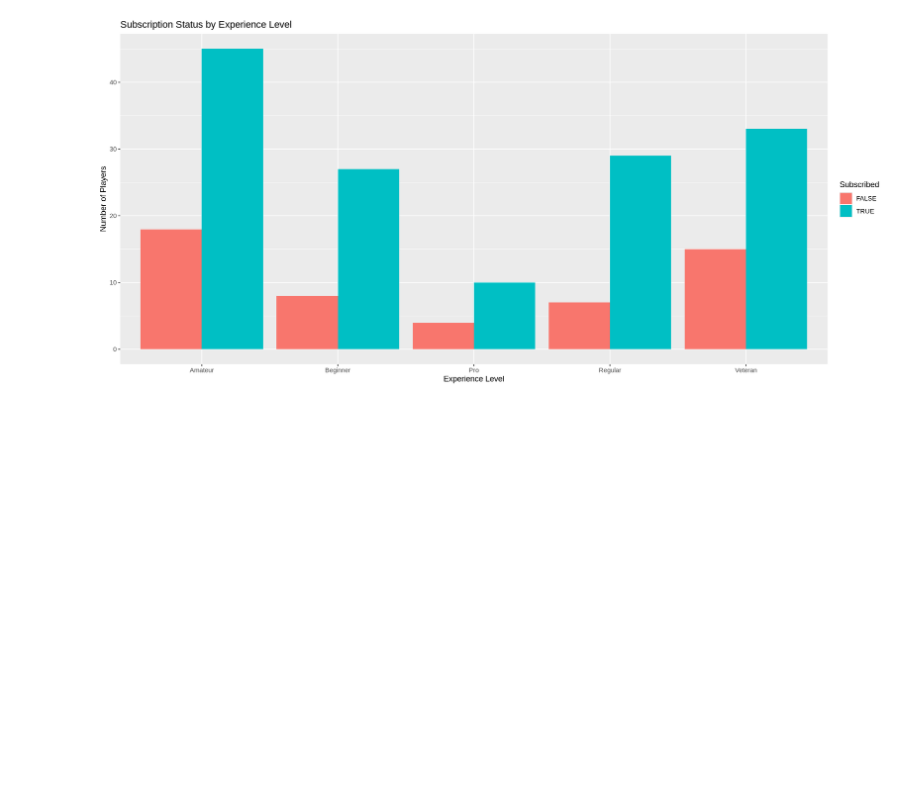
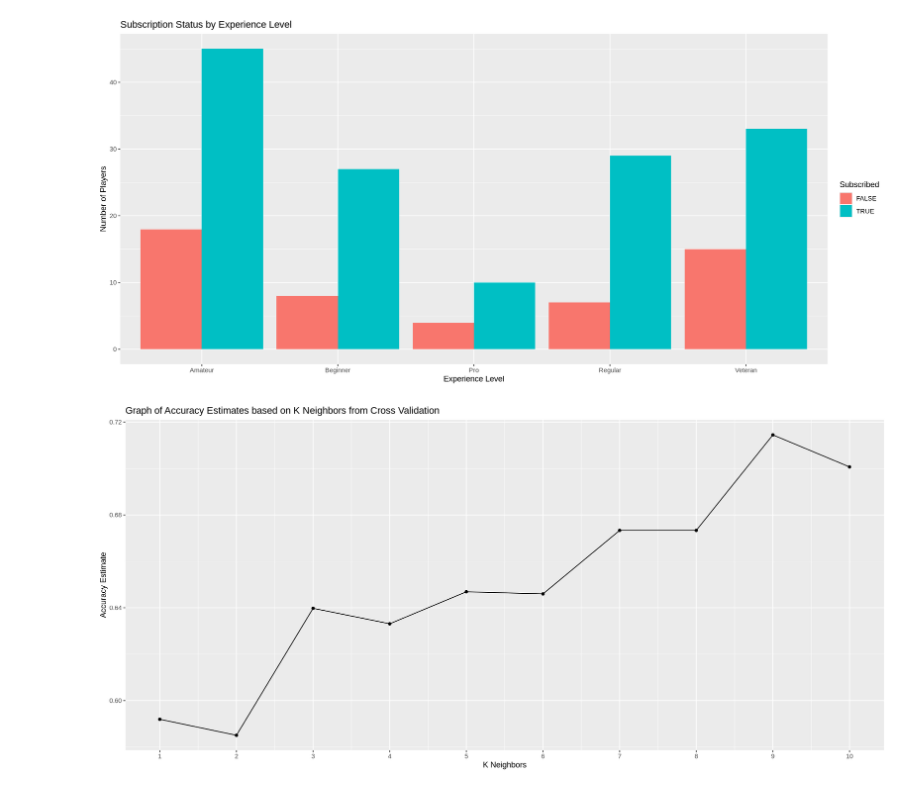
Before and after one commit to lhuang67/7-DSCI-GROUP-PROJECT, a Jupyter notebook: group-project.ipynb, the cells around one changed output. Drawn from its saved outputs; the diff is of its cells as text; code cells hidden in the pictures; blank space fills up the shorter version.

Commit message:
adding cross validation

```diff
--- a/group-project.ipynb
+++ b/group-project.ipynb
@@ -84,3 +84,44 @@ Warning message:
 “Removed 85 rows containing non-finite outside the scale range (`stat_bin()`).”
 [figure]
 [figure]
+# %%
+set.seed(1)
+library(tidymodels)
+
+players_tidy <- players_tidy |>
+mutate(subscribe = as_factor(subscribe))
+
+
+initial_split <- initial_split(players_tidy, prop = 0.75)
+training_data <- training(initial_split)
+testing_data <- testing(initial_split)
+
+players_spec <- nearest_neighbor(weight_func = "rectangular", neighbors = tune()) |>
+    set_engine("kknn") |>
+    set_mode("classification")
+
+players_recipe <- recipe(subscribe ~ played_hours + experience, data = training_data)
+
+players_vfold <- vfold_cv(training_data, v = 5, strata = subscribe)
+
+k_vals <- tibble(neighbors = seq(from = 1, to = 10, by = 1))
+
+players_results <- workflow() |>
+    add_recipe(players_recipe) |>
+    add_model(players_spec) |>
+    tune_grid(resamples = players_vfold, grid = k_vals) |>
+    collect_metrics()
+
+accuracies <- players_results |>
+    filter(.metric == "accuracy")
+
+cross_val_plot <- ggplot(accuracies, aes(x=neighbors, y = mean)) +
+    geom_point() +
+    geom_line() +
+    scale_x_continuous (breaks = seq ( 1, 10, by = 1)) +
+    labs(x="K Neighbors", y = "Accuracy Estimate") +
+    ggtitle("Graph of Accuracy Estimates based on K Neighbors from Cross Validation")
+
+cross_val_plot
+# %% [output]
+[figure, added]
```
